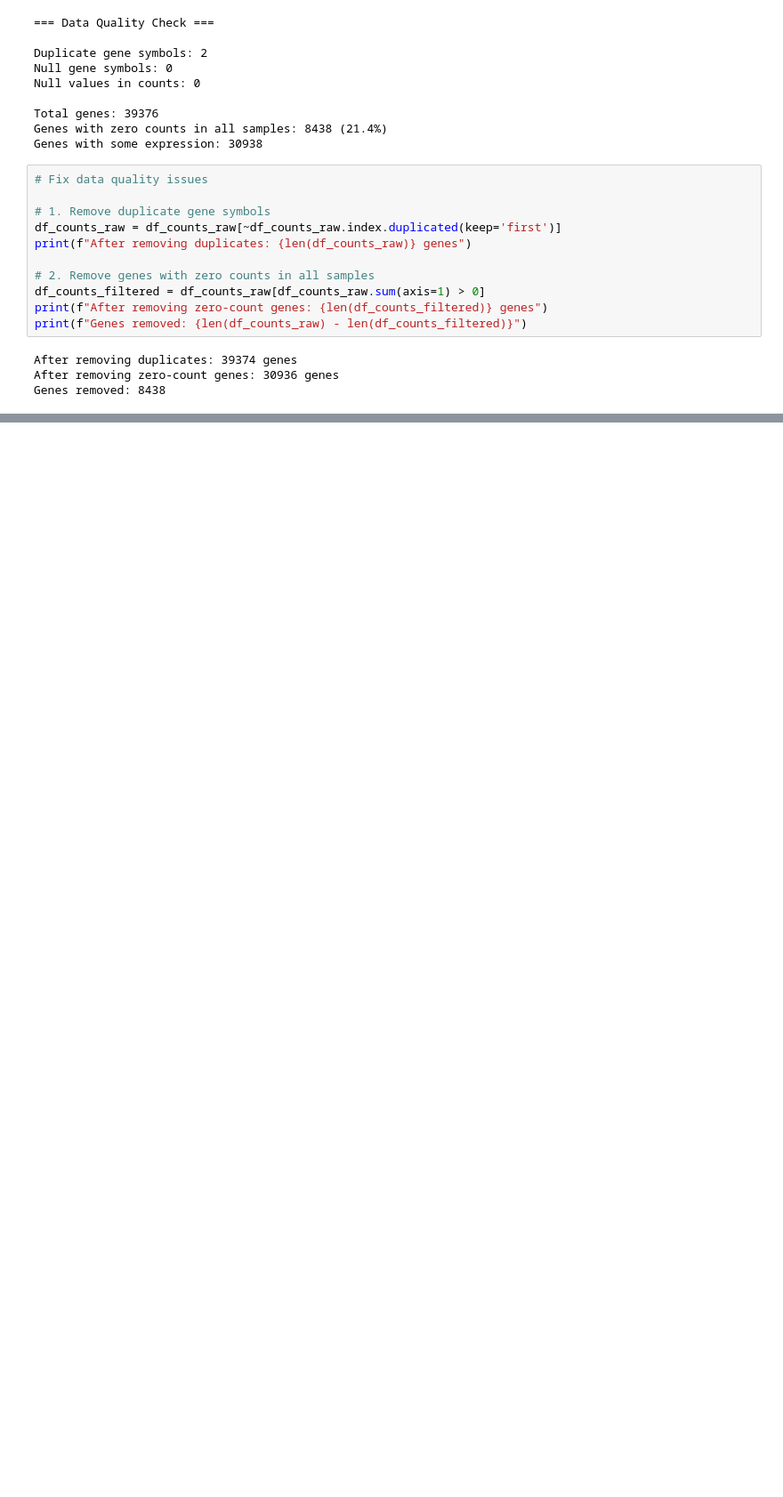
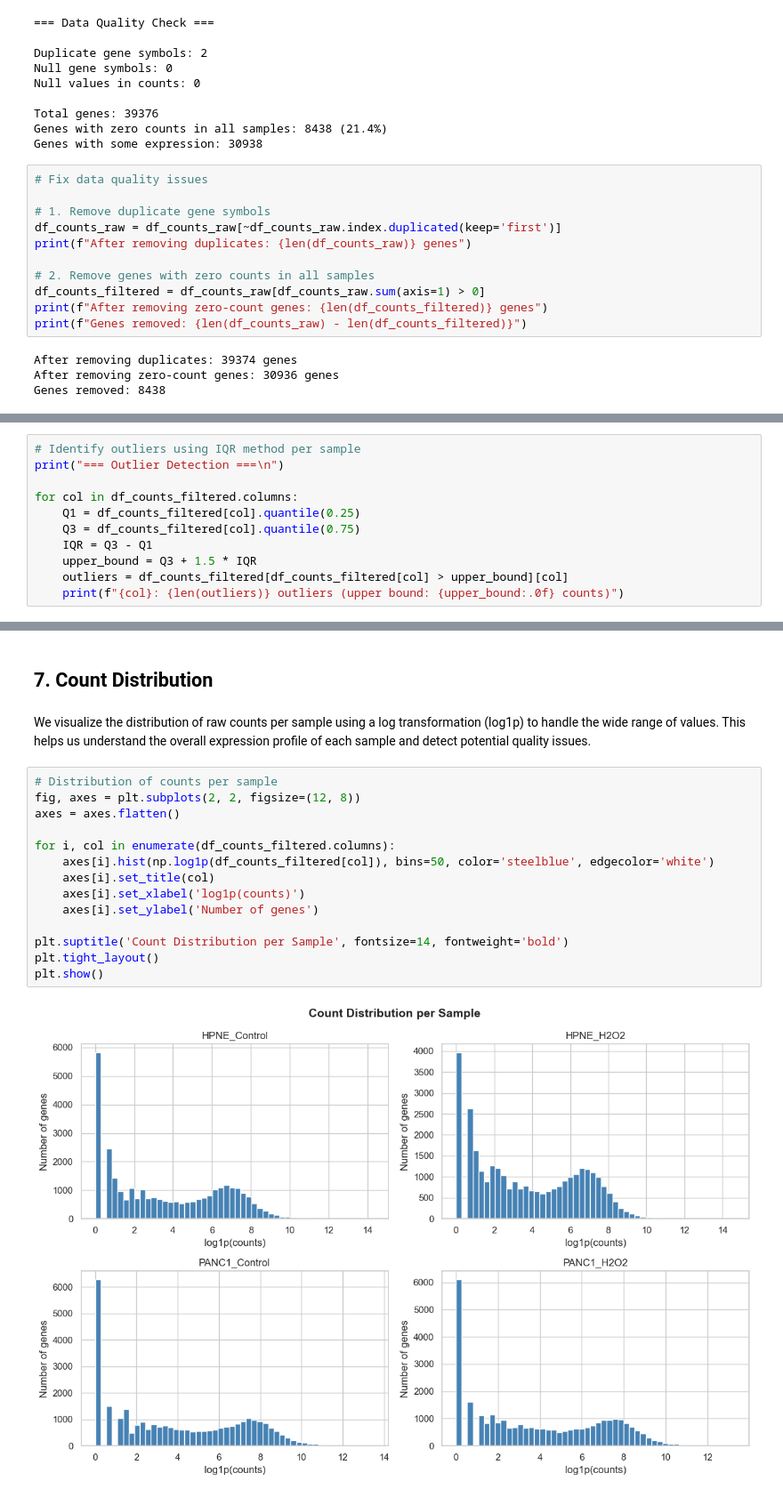
Before and after one commit to FedericaUntermann/gene-expression-analysis, a Jupyter notebook: notebooks/01_eda.ipynb, the cells around one changed output, grey strips where cells are left out. Shown at 89% size. Saved outputs shown, nothing was run; the diff lists cells and outputs as text; blank space fills up the shorter version.

```diff
--- a/notebooks/01_eda.ipynb
+++ b/notebooks/01_eda.ipynb
@@ -194,0 +222,11 @@ Genes removed: 8438
+# %%
+# Identify outliers using IQR method per sample
+print("=== Outlier Detection ===\n")
+
+for col in df_counts_filtered.columns:
+    Q1 = df_counts_filtered[col].quantile(0.25)
+    Q3 = df_counts_filtered[col].quantile(0.75)
+    IQR = Q3 - Q1
+    upper_bound = Q3 + 1.5 * IQR
+    outliers = df_counts_filtered[df_counts_filtered[col] > upper_bound][col]
+    print(f"{col}: {len(outliers)} outliers (upper bound: {upper_bound:.0f} counts)")
@@ -194,0 +245,22 @@ Genes removed: 8438
+# %% [markdown]
+## 7. Count Distribution
+# %% [markdown]
+We visualize the distribution of raw counts per sample using a log transformation
+(log1p) to handle the wide range of values. This helps us understand the overall
+expression profile of each sample and detect potential quality issues.
+# %%
+# Distribution of counts per sample
+fig, axes = plt.subplots(2, 2, figsize=(12, 8))
+axes = axes.flatten()
+
+for i, col in enumerate(df_counts_filtered.columns):
+    axes[i].hist(np.log1p(df_counts_filtered[col]), bins=50, color='steelblue', edgecolor='white')
+    axes[i].set_title(col)
+    axes[i].set_xlabel('log1p(counts)')
+    axes[i].set_ylabel('Number of genes')
+
+plt.suptitle('Count Distribution per Sample', fontsize=14, fontweight='bold')
+plt.tight_layout()
+plt.show()
+# %% [output]
+[figure, added]
```
Also changed, not shown: parts of 18 cells of this notebook.
